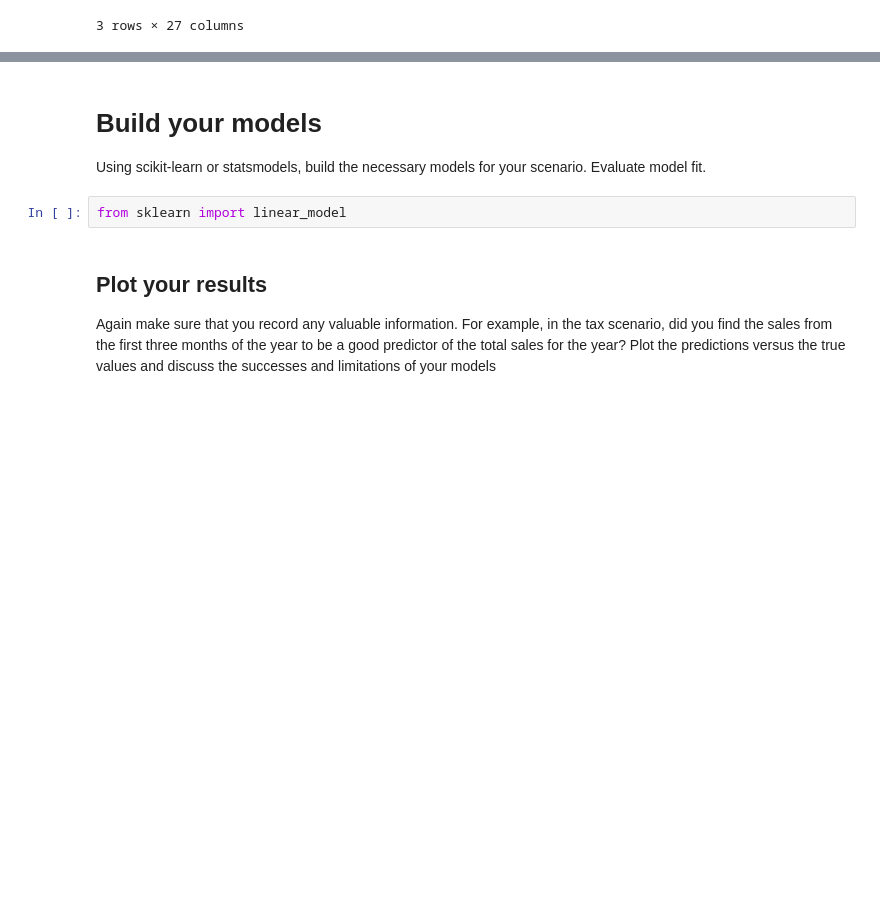
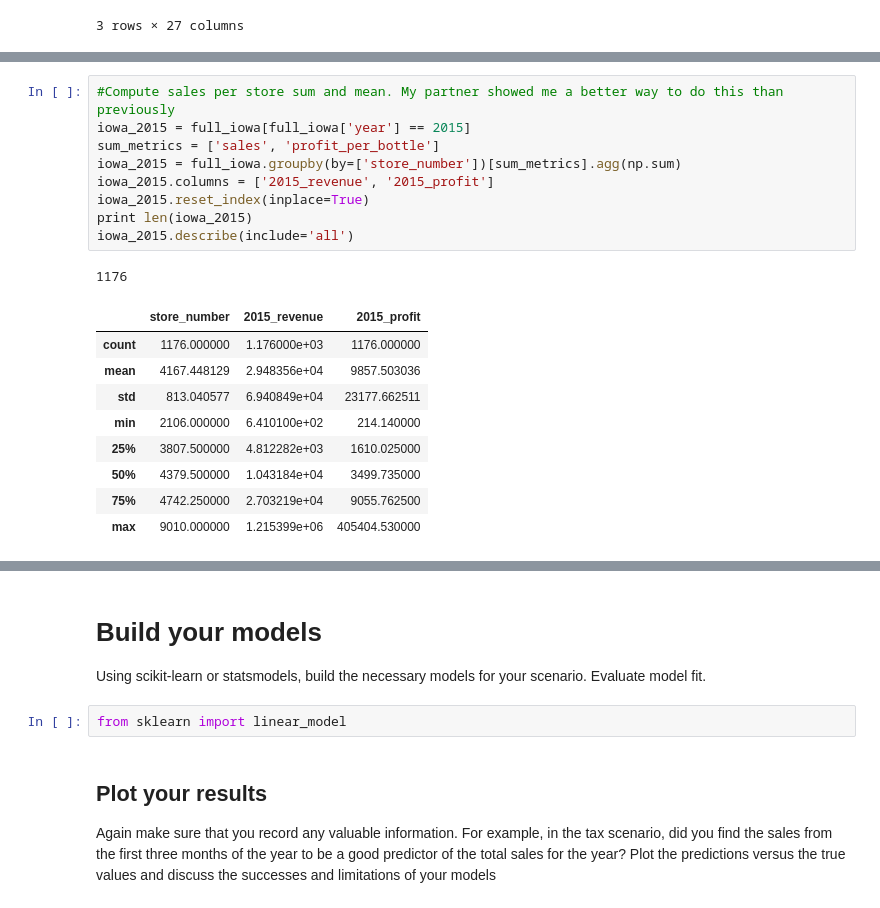
Before and after one commit to spockl/GA-DSI, a Jupyter notebook: projects/projects-weekly/Pocklington_Project-03.ipynb, the cells around one changed output, grey strips where cells are left out. Saved outputs shown, nothing was run; the diff lists cells and outputs as text; blank space fills up the shorter version.

```diff
--- a/projects/projects-weekly/Pocklington_Project-03.ipynb
+++ b/projects/projects-weekly/Pocklington_Project-03.ipynb
@@ -423,0 +424,20 @@ Look for any statistical relationships, correlations, or other relevant properti
+# %%
+#Compute sales per store sum and mean. My partner showed me a better way to do this than previously
+iowa_2015 = full_iowa[full_iowa['year'] == 2015]
+sum_metrics = ['sales', 'profit_per_bottle']
+iowa_2015 = full_iowa.groupby(by=['store_number'])[sum_metrics].agg(np.sum)
+iowa_2015.columns = ['2015_revenue', '2015_profit']
+iowa_2015.reset_index(inplace=True)
+print len(iowa_2015)
+iowa_2015.describe(include='all')
+# %% [output]
+1176
+|  | store_number | 2015_revenue | 2015_profit |
+| count | 1176.000000 | 1.176000e+03 | 1176.000000 |
+| mean | 4167.448129 | 2.948356e+04 | 9857.503036 |
+| std | 813.040577 | 6.940849e+04 | 23177.662511 |
+| min | 2106.000000 | 6.410100e+02 | 214.140000 |
+| 25% | 3807.500000 | 4.812282e+03 | 1610.025000 |
+| 50% | 4379.500000 | 1.043184e+04 | 3499.735000 |
+| 75% | 4742.250000 | 2.703219e+04 | 9055.762500 |
+| max | 9010.000000 | 1.215399e+06 | 405404.530000 |
```
Also changed, not shown: parts of 8 cells of this notebook.
